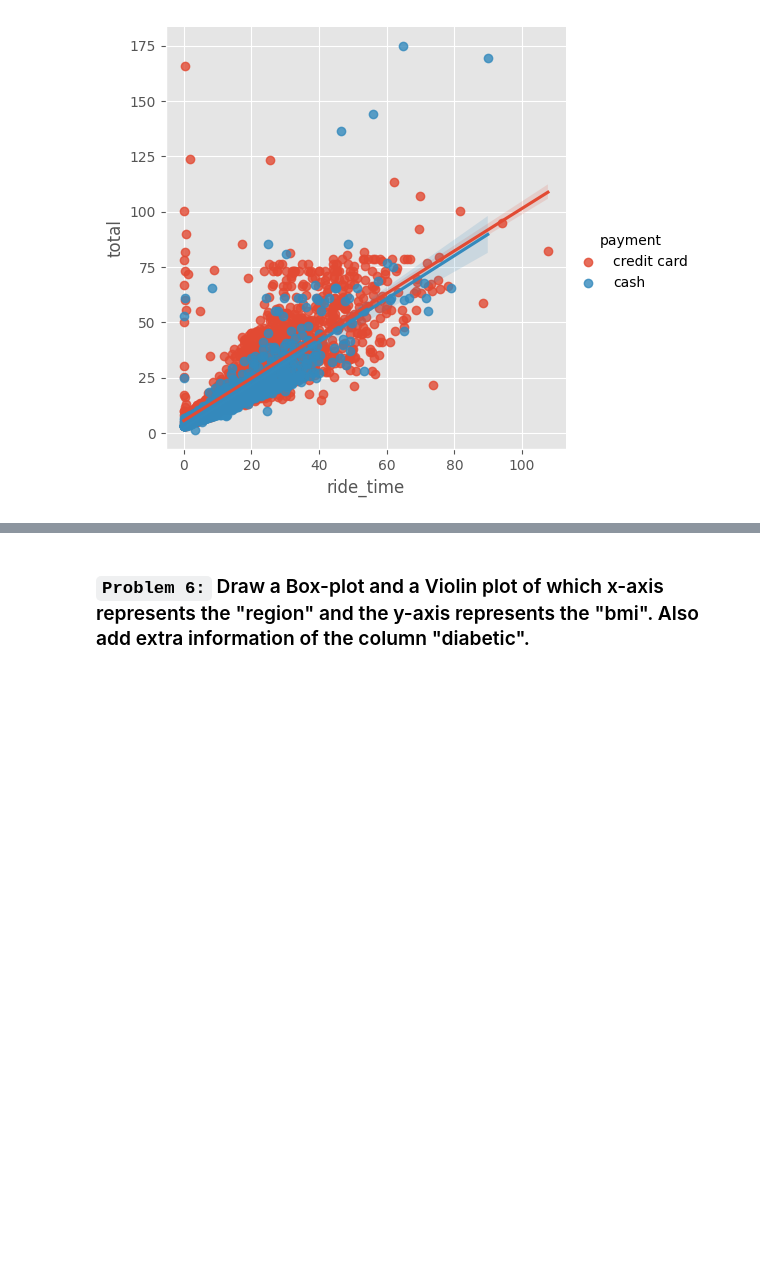
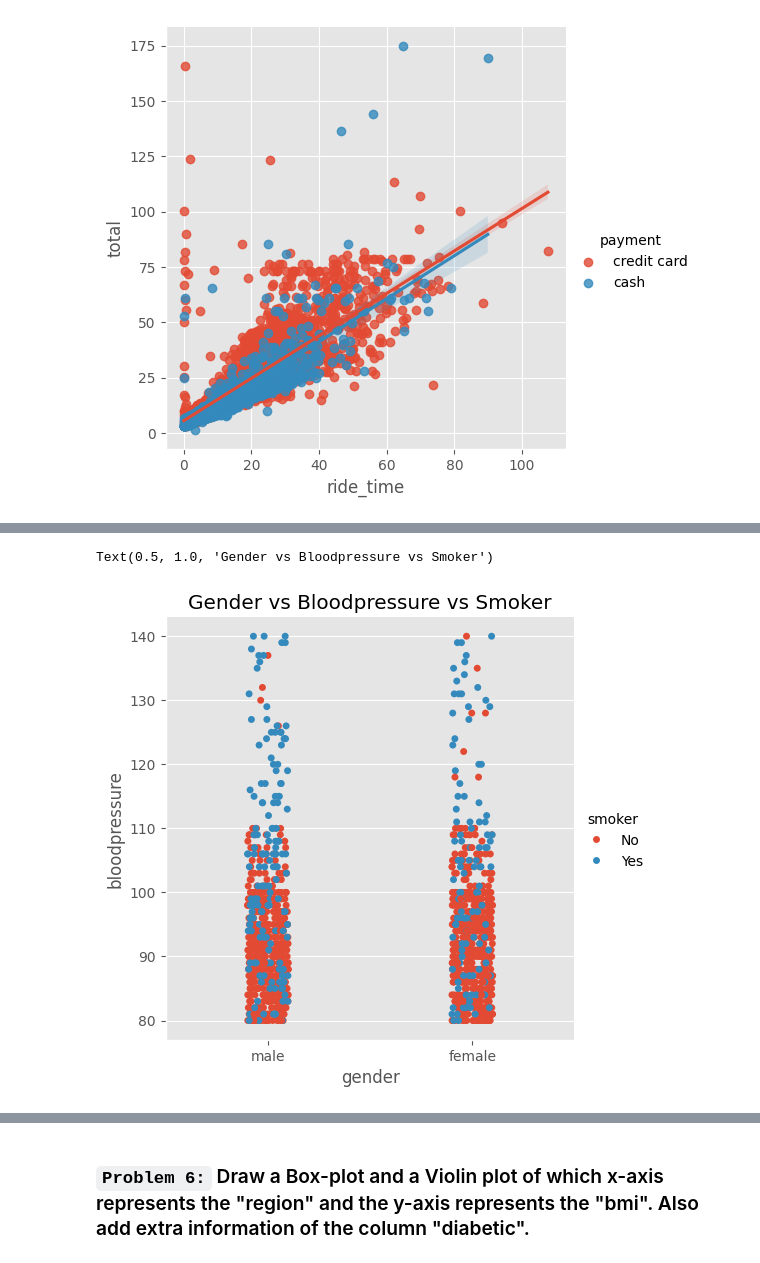
Before and after one commit to visheshbpatel/data-science, a Jupyter notebook: 06-data-visualization/26-seaborn-02/02-task.ipynb, the cells around one changed output, grey strips where cells are left out. Cells and saved outputs as stored; diff of their text form; code cells hidden in the pictures; blank space fills up the shorter version.

```diff
--- a/06-data-visualization/26-seaborn-02/02-task.ipynb
+++ b/06-data-visualization/26-seaborn-02/02-task.ipynb
@@ -126,0 +127,3 @@ sns.lmplot(df, x='ride_time', y='total', hue='payment')
+# %%
+df = pd.read_csv("datasets/insurance_data.csv")
+df
@@ -126,0 +144,6 @@ sns.lmplot(df, x='ride_time', y='total', hue='payment')
+# %%
+sns.catplot(df, kind='strip', x='gender', y='bloodpressure', hue='smoker')
+plt.title("Gender vs Bloodpressure vs Smoker")
+# %% [output]
+Text(0.5, 1.0, 'Gender vs Bloodpressure vs Smoker')
+[figure, added]
```
Also changed, not shown: parts of 22 cells of this notebook.
